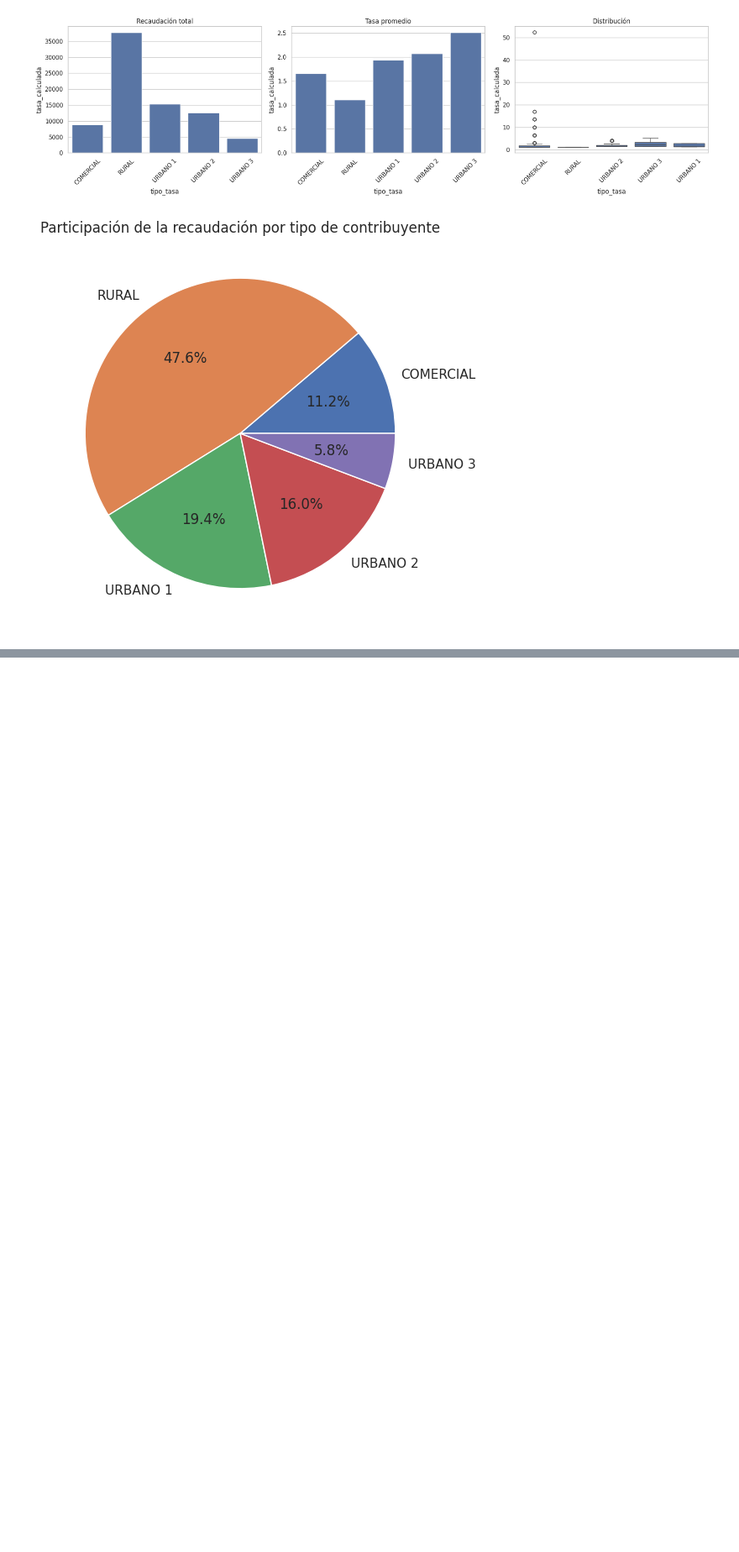
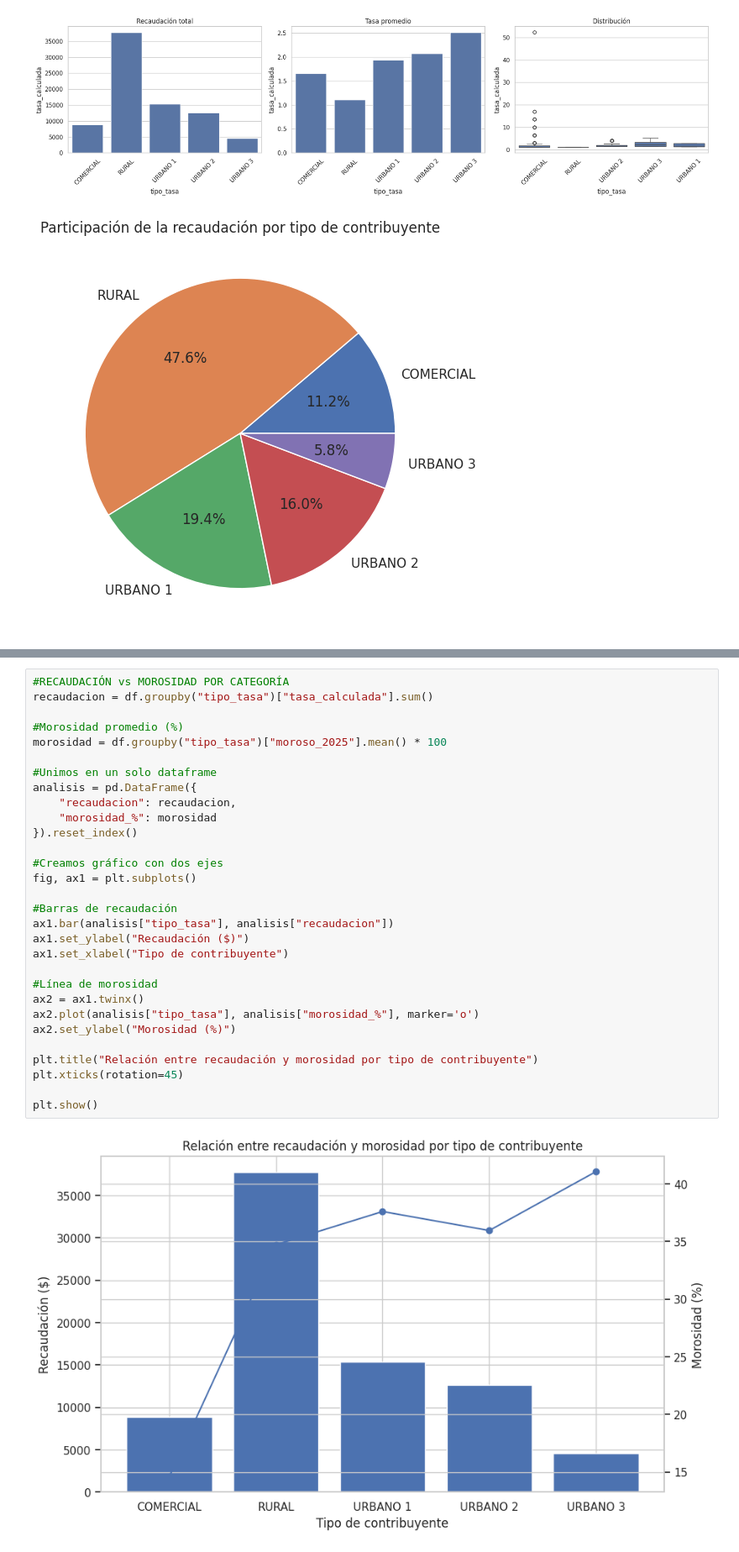
Before and after one commit to nicole062797-star/TFM-fin-de-master-Ciencia-de-datos, a Jupyter notebook: Calculo_de_tasa.ipynb, the cells around one changed output, grey strips where cells are left out. Shown at 84% size. Saved outputs shown, nothing was run; the diff lists cells and outputs as text; blank space fills up the shorter version.

```diff
--- a/Calculo_de_tasa.ipynb
+++ b/Calculo_de_tasa.ipynb
@@ -988,0 +1001,32 @@ El análisis integral de la recaudación evidencia que la categoría rural, a pe
+# %%
+#RECAUDACIÓN vs MOROSIDAD POR CATEGORÍA
+recaudacion = df.groupby("tipo_tasa")["tasa_calculada"].sum()
+
+#Morosidad promedio (%)
+morosidad = df.groupby("tipo_tasa")["moroso_2025"].mean() * 100
+
+#Unimos en un solo dataframe
+analisis = pd.DataFrame({
+    "recaudacion": recaudacion,
+    "morosidad_%": morosidad
+}).reset_index()
+
+#Creamos gráfico con dos ejes
+fig, ax1 = plt.subplots()
+
+#Barras de recaudación
+ax1.bar(analisis["tipo_tasa"], analisis["recaudacion"])
+ax1.set_ylabel("Recaudación ($)")
+ax1.set_xlabel("Tipo de contribuyente")
+
+#Línea de morosidad
+ax2 = ax1.twinx()
+ax2.plot(analisis["tipo_tasa"], analisis["morosidad_%"], marker='o')
+ax2.set_ylabel("Morosidad (%)")
+
+plt.title("Relación entre recaudación y morosidad por tipo de contribuyente")
+plt.xticks(rotation=45)
+
+plt.show()
+# %% [output]
+[figure, added]
```
Also changed, not shown: parts of 7 cells of this notebook.
